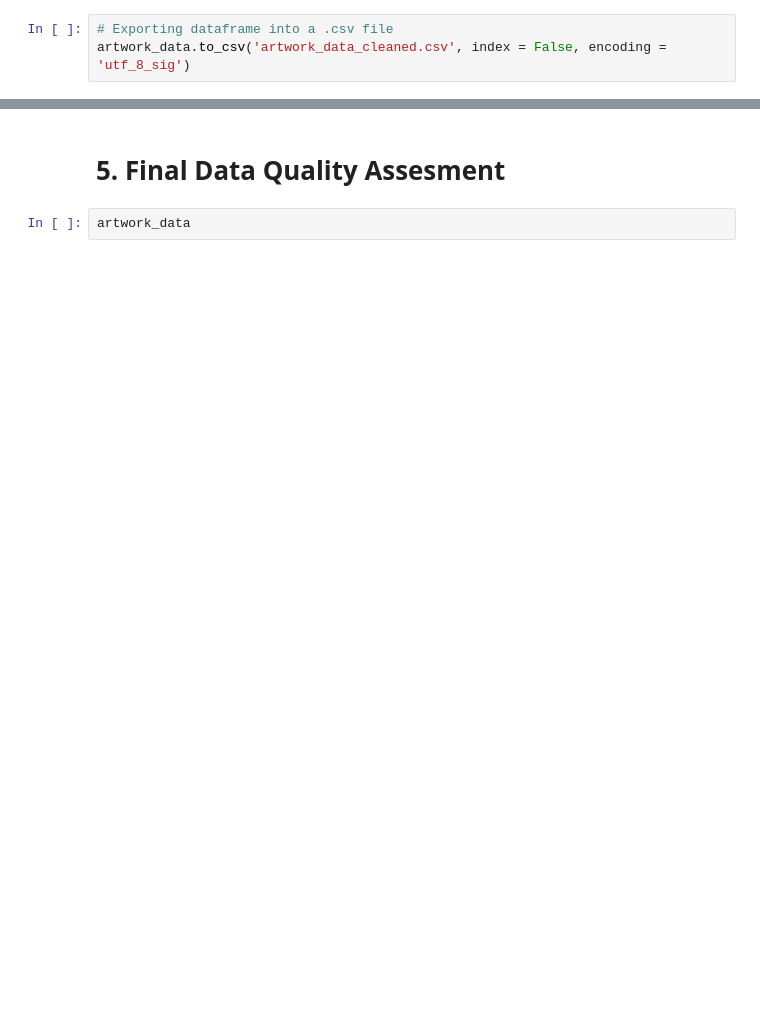
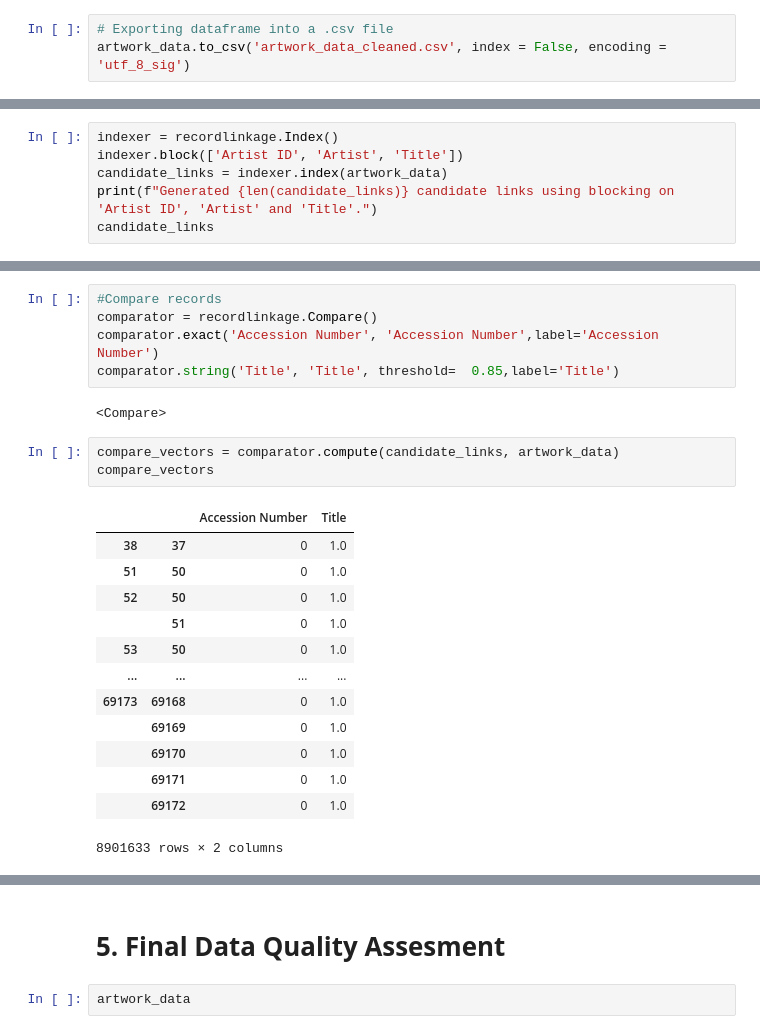
Before and after one commit to omar-mohamed-azab/Polimi-Data-and-Information-Quality-Project, a Jupyter notebook: src/Project.ipynb, the cells around one changed output, grey strips where cells are left out. Cells and saved outputs as stored; diff of their text form; blank space fills up the shorter version.

```diff
--- a/src/Project.ipynb
+++ b/src/Project.ipynb
@@ -290,0 +304,6 @@ artwork_data.to_csv('artwork_data_cleaned.csv', index = False, encoding = 'utf_8
+# %%
+indexer = recordlinkage.Index()
+indexer.block(['Artist ID', 'Artist', 'Title'])
+candidate_links = indexer.index(artwork_data)
+print(f"Generated {len(candidate_links)} candidate links using blocking on 'Artist ID', 'Artist' and 'Title'.")
+candidate_links
@@ -290,0 +329,24 @@ artwork_data.to_csv('artwork_data_cleaned.csv', index = False, encoding = 'utf_8
+# %%
+#Compare records
+comparator = recordlinkage.Compare()
+comparator.exact('Accession Number', 'Accession Number',label='Accession Number')
+comparator.string('Title', 'Title', threshold=  0.85,label='Title')
+# %% [output]
+<Compare>
+# %%
+compare_vectors = comparator.compute(candidate_links, artwork_data)
+compare_vectors
+# %% [output]
+|  |  | Accession Number | Title |
+| 38 | 37 | 0 | 1.0 |
+| 51 | 50 | 0 | 1.0 |
+| 52 | 50 | 0 | 1.0 |
+|  | 51 | 0 | 1.0 |
+| 53 | 50 | 0 | 1.0 |
+| ... | ... | ... | ... |
+| 69173 | 69168 | 0 | 1.0 |
+|  | 69169 | 0 | 1.0 |
+|  | 69170 | 0 | 1.0 |
+|  | 69171 | 0 | 1.0 |
+|  | 69172 | 0 | 1.0 |
+8901633 rows × 2 columns
```
Also changed, not shown: parts of 38 cells of this notebook.
